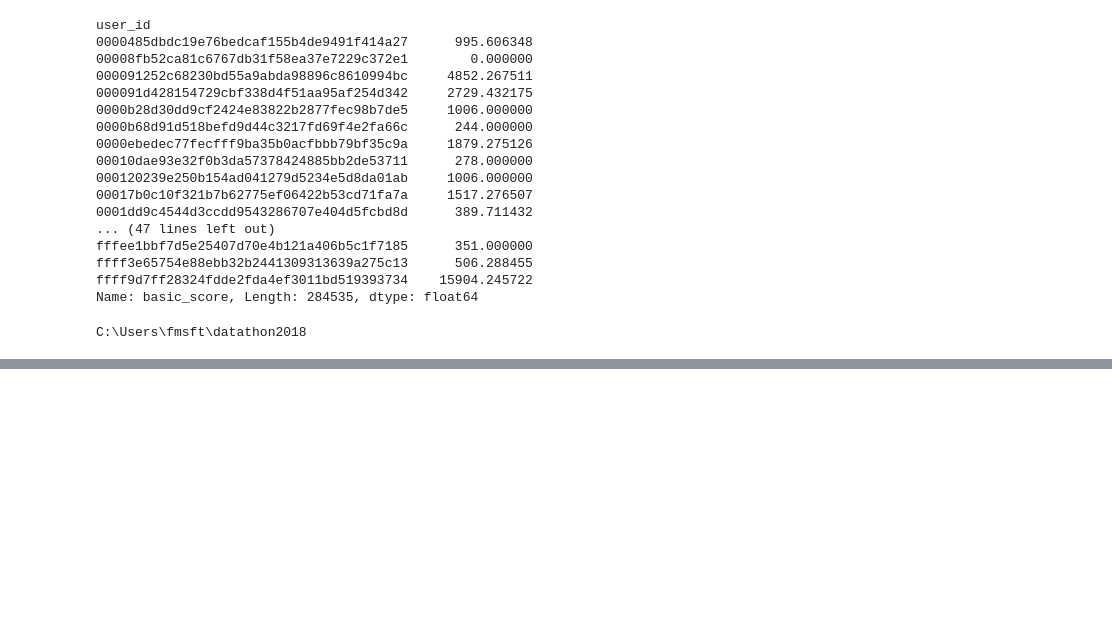
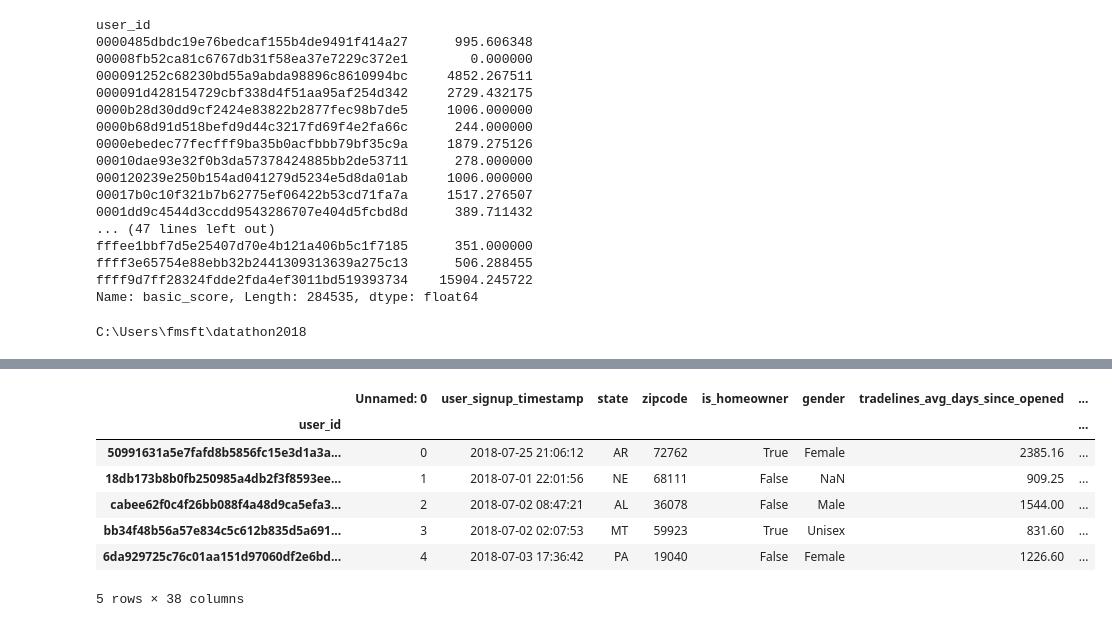
Before and after one commit to milesaturpin/datathon2018, a Jupyter notebook: Datathon2018_Trenton.ipynb, the cells around one changed output, grey strips where cells are left out. Drawn from its saved outputs; the diff is of its cells as text; code cells hidden in the pictures; blank space fills up the shorter version.

```diff
--- a/Datathon2018_Trenton.ipynb
+++ b/Datathon2018_Trenton.ipynb
@@ -459,0 +555,11 @@ r_x_sesh.to_csv('X_matrix.csv')
+# %%
+u.head()
+# %% [output]
+|  | Unnamed: 0 | user_signup_timestamp | state | zipcode | is_homeowner | gender | tradelines_avg_days_since_opened | ... |
+| user_id |  |  |  |  |  |  |  | ... |
+| 50991631a5e7fafd8b5856fc15e3d1a3a... | 0 | 2018-07-25 21:06:12 | AR | 72762 | True | Female | 2385.16 | ... |
+| 18db173b8b0fb250985a4db2f3f8593ee... | 1 | 2018-07-01 22:01:56 | NE | 68111 | False | NaN | 909.25 | ... |
+| cabee62f0c4f26bb088f4a48d9ca5efa3... | 2 | 2018-07-02 08:47:21 | AL | 36078 | False | Male | 1544.00 | ... |
+| bb34f48b56a57e834c5c612b835d5a691... | 3 | 2018-07-02 02:07:53 | MT | 59923 | True | Unisex | 831.60 | ... |
+| 6da929725c76c01aa151d97060df2e6bd... | 4 | 2018-07-03 17:36:42 | PA | 19040 | False | Female | 1226.60 | ... |
+5 rows × 38 columns
```
Also changed, not shown: parts of 14 cells of this notebook, 1 other file.
